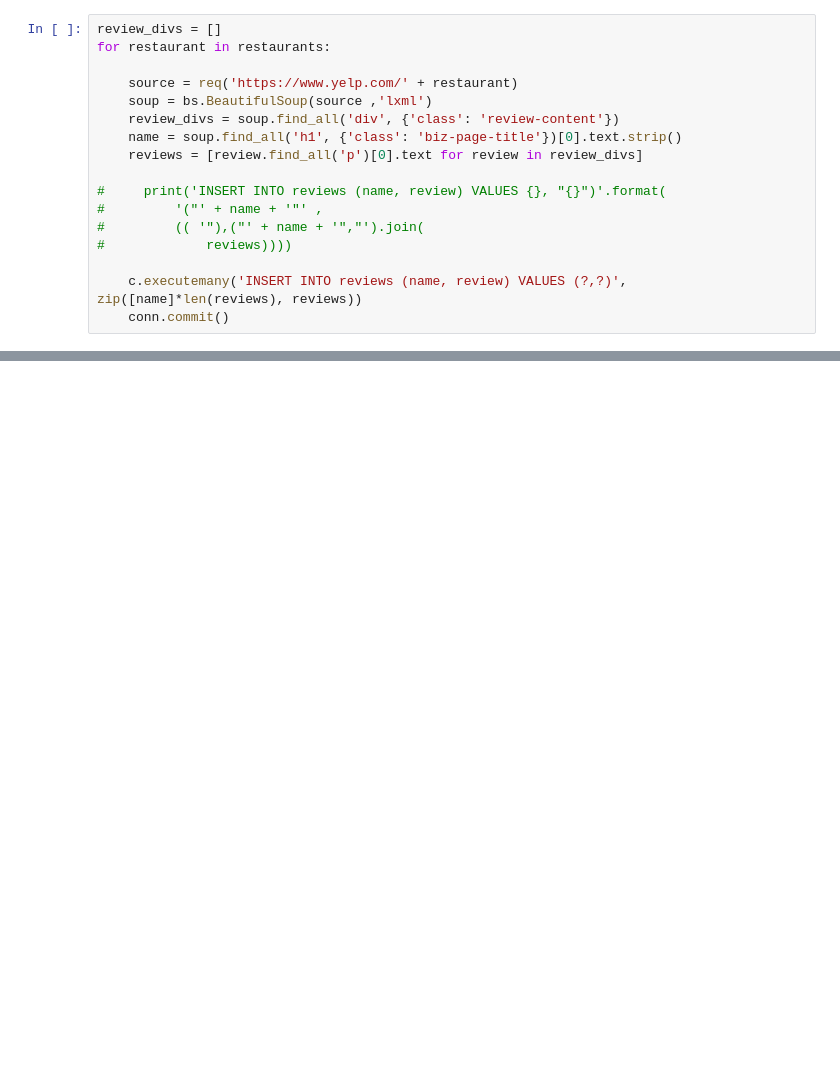
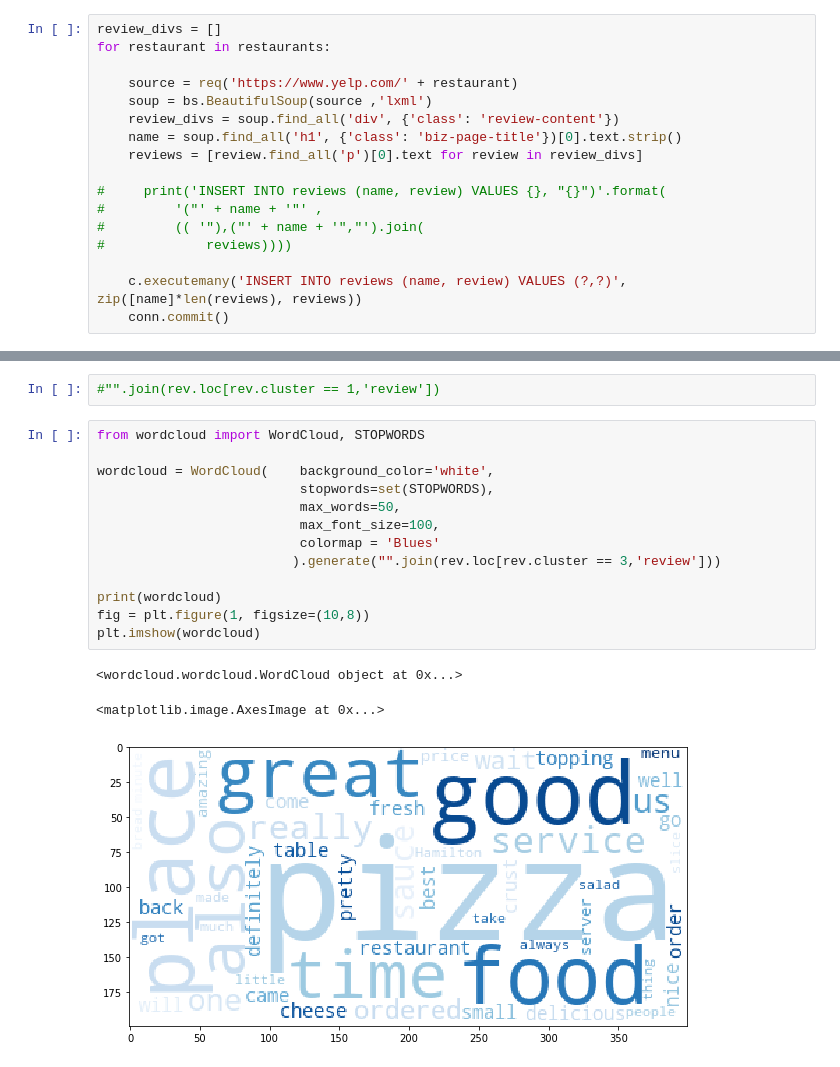
Before and after one commit to Mahsarm/Yelp-data-analysis, a Jupyter notebook: yelping.ipynb, the cells around one changed output, grey strips where cells are left out. Saved outputs shown, nothing was run; the diff lists cells and outputs as text; blank space fills up the shorter version.

```diff
--- a/yelping.ipynb
+++ b/yelping.ipynb
@@ -124,0 +166,19 @@ rev[0:10]
+# %%
+#"".join(rev.loc[rev.cluster == 1,'review'])
+# %%
+from wordcloud import WordCloud, STOPWORDS
+
+wordcloud = WordCloud(    background_color='white',
+                          stopwords=set(STOPWORDS),
+                          max_words=50,
+                          max_font_size=100,
+                          colormap = 'Blues'
+                         ).generate("".join(rev.loc[rev.cluster == 3,'review']))
+
+print(wordcloud)
+fig = plt.figure(1, figsize=(10,8))
+plt.imshow(wordcloud)
+# %% [output]
+<wordcloud.wordcloud.WordCloud object at 0x...>
+<matplotlib.image.AxesImage at 0x...>
+[figure, added]
```
Also changed, not shown: parts of 8 cells of this notebook.
